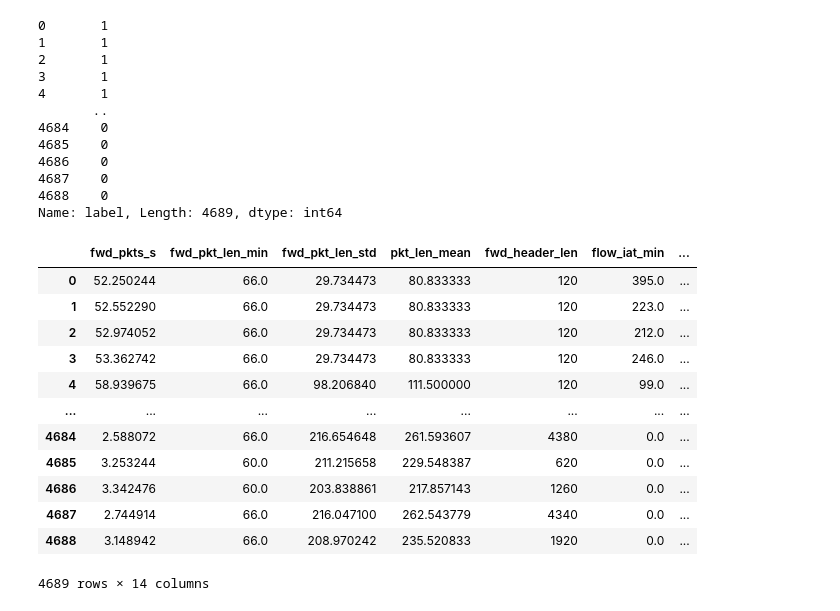
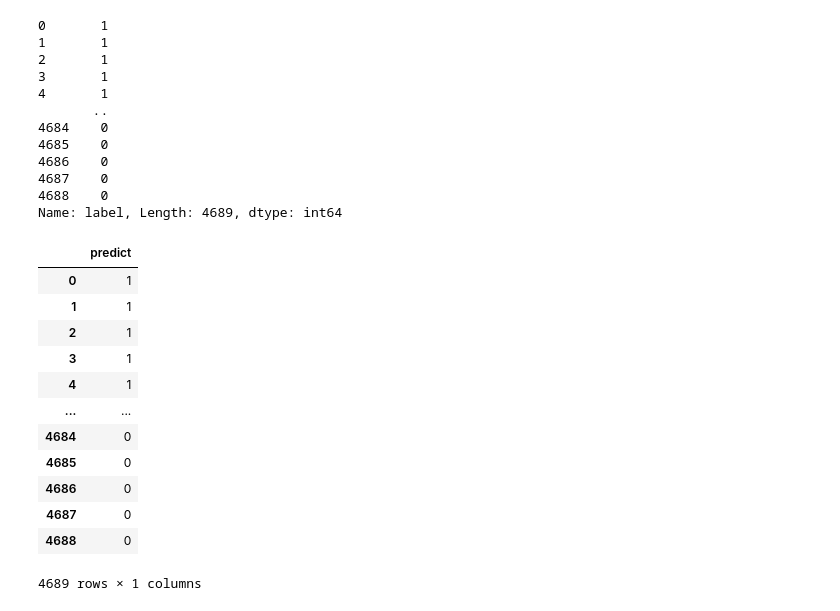
Before and after one commit to Vasko73232/-SOC-, a Jupyter notebook: FinalDataset.ipynb, the cells around one changed output. Saved outputs shown, nothing was run; the diff lists cells and outputs as text; code cells hidden in the pictures.

```diff
--- a/FinalDataset.ipynb
+++ b/FinalDataset.ipynb
@@ -744,23 +753,19 @@ y_test
 Name: label, Length: 4689, dtype: int64
 # %%
 model = joblib.load(open('model.joblib', 'rb'))
-# %%
-predict = pd.DataFrame({'Predict': model.predict(x_test)})
-label = pd.DataFrame({'label': y_test})
-answer = x_test.join(label).join(predict)
-# %%
-answer
-# %% [output]
-|  | fwd_pkts_s | fwd_pkt_len_min | fwd_pkt_len_std | pkt_len_mean | fwd_header_len | flow_iat_min | ... |
-| 0 | 52.250244 | 66.0 | 29.734473 | 80.833333 | 120 | 395.0 | ... |
-| 1 | 52.552290 | 66.0 | 29.734473 | 80.833333 | 120 | 223.0 | ... |
-| 2 | 52.974052 | 66.0 | 29.734473 | 80.833333 | 120 | 212.0 | ... |
-| 3 | 53.362742 | 66.0 | 29.734473 | 80.833333 | 120 | 246.0 | ... |
-| 4 | 58.939675 | 66.0 | 98.206840 | 111.500000 | 120 | 99.0 | ... |
-| ... | ... | ... | ... | ... | ... | ... | ... |
-| 4684 | 2.588072 | 66.0 | 216.654648 | 261.593607 | 4380 | 0.0 | ... |
-| 4685 | 3.253244 | 60.0 | 211.215658 | 229.548387 | 620 | 0.0 | ... |
-| 4686 | 3.342476 | 60.0 | 203.838861 | 217.857143 | 1260 | 0.0 | ... |
-| 4687 | 2.744914 | 66.0 | 216.047100 | 262.543779 | 4340 | 0.0 | ... |
-| 4688 | 3.148942 | 66.0 | 208.970242 | 235.520833 | 1920 | 0.0 | ... |
-4689 rows × 14 columns
+# %%
+predict
+# %% [output]
+|  | predict |
+| 0 | 1 |
+| 1 | 1 |
+| 2 | 1 |
+| 3 | 1 |
+| 4 | 1 |
+| ... | ... |
+| 4684 | 0 |
+| 4685 | 0 |
+| 4686 | 0 |
+| 4687 | 0 |
+| 4688 | 0 |
+4689 rows × 1 columns
```
Also changed, not shown: parts of 21 cells of this notebook.
